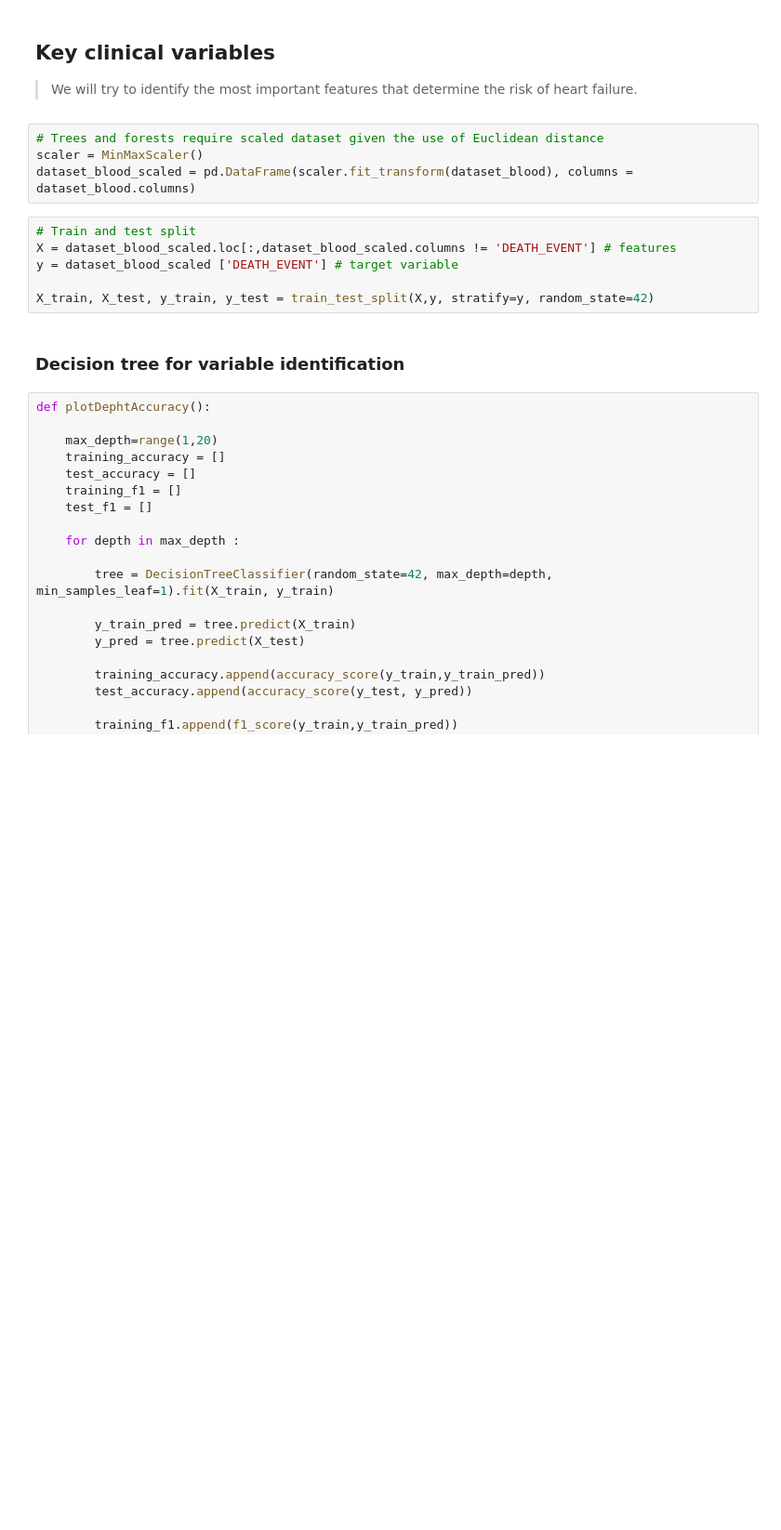
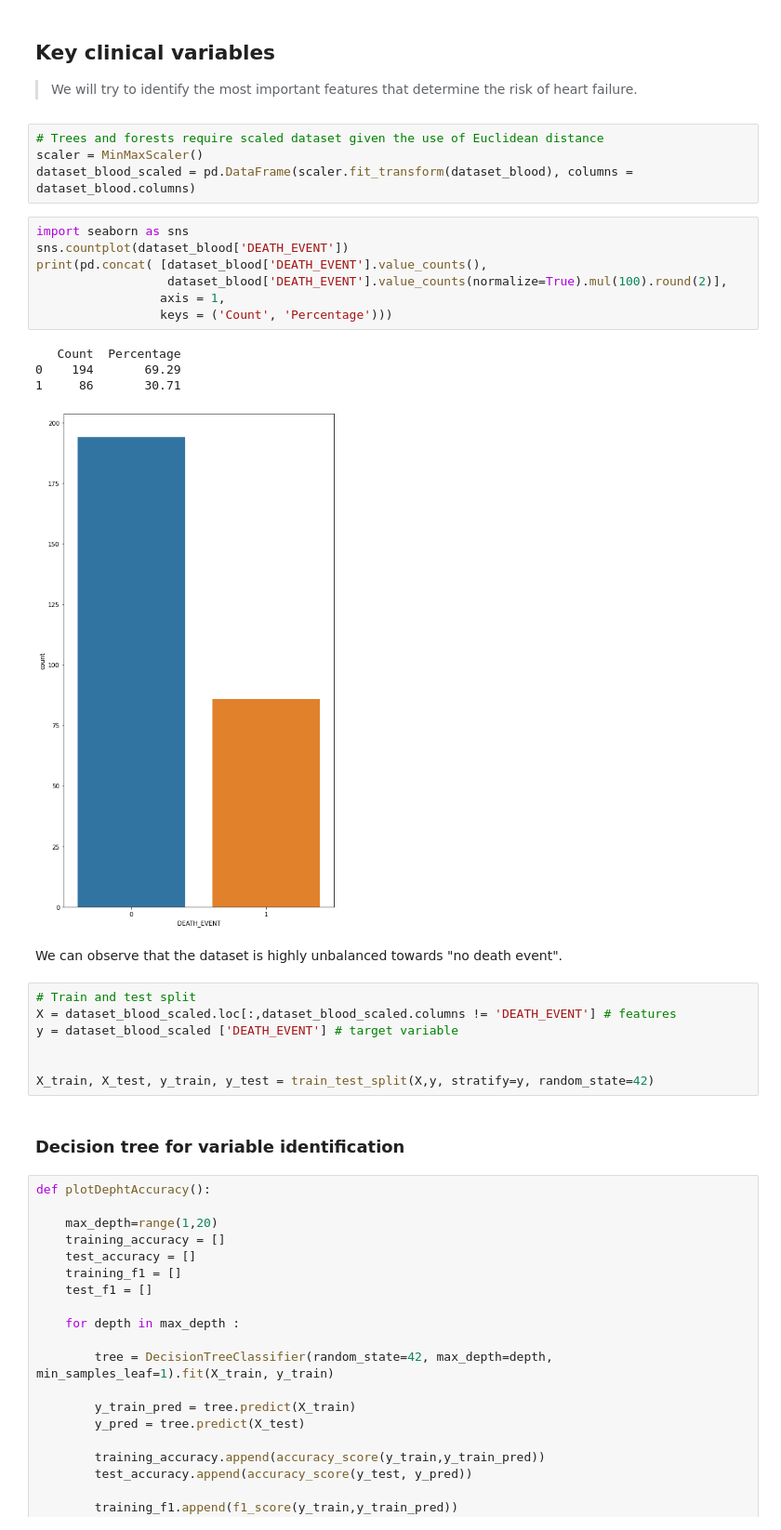
Before and after one commit to mateo-st/ML_UM, a Jupyter notebook: 3º Lab/LAB3 - Mordetzki, Stipanicic.ipynb, the cells around one changed output. Shown at 93% size. Cells and saved outputs as stored; diff of their text form; blank space fills up the shorter version.

```diff
--- a/3º Lab/LAB3 - Mordetzki, Stipanicic.ipynb
+++ b/3º Lab/LAB3 - Mordetzki, Stipanicic.ipynb
@@ -260,11 +260,26 @@ In order to analyze the dataset's properties, we will frame the discussion into
 # Trees and forests require scaled dataset given the use of Euclidean distance
 scaler = MinMaxScaler()
 dataset_blood_scaled = pd.DataFrame(scaler.fit_transform(dataset_blood), columns = dataset_blood.columns)
+# %%
+import seaborn as sns
+sns.countplot(dataset_blood['DEATH_EVENT'])
+print(pd.concat( [dataset_blood['DEATH_EVENT'].value_counts(),
+                  dataset_blood['DEATH_EVENT'].value_counts(normalize=True).mul(100).round(2)],
+                 axis = 1,
+                 keys = ('Count', 'Percentage')))
+# %% [output]
+   Count  Percentage
+0    194       69.29
+1     86       30.71
+[figure, added]
+# %% [markdown]
+We can observe that the dataset is highly unbalanced towards "no death event".
 # %%
 # Train and test split
 X = dataset_blood_scaled.loc[:,dataset_blood_scaled.columns != 'DEATH_EVENT'] # features
 y = dataset_blood_scaled ['DEATH_EVENT'] # target variable
 
+
 X_train, X_test, y_train, y_test = train_test_split(X,y, stratify=y, random_state=42)
 # %% [markdown]
 ### Decision tree for variable identification
```
Also changed, not shown: parts of 13 cells of this notebook.
